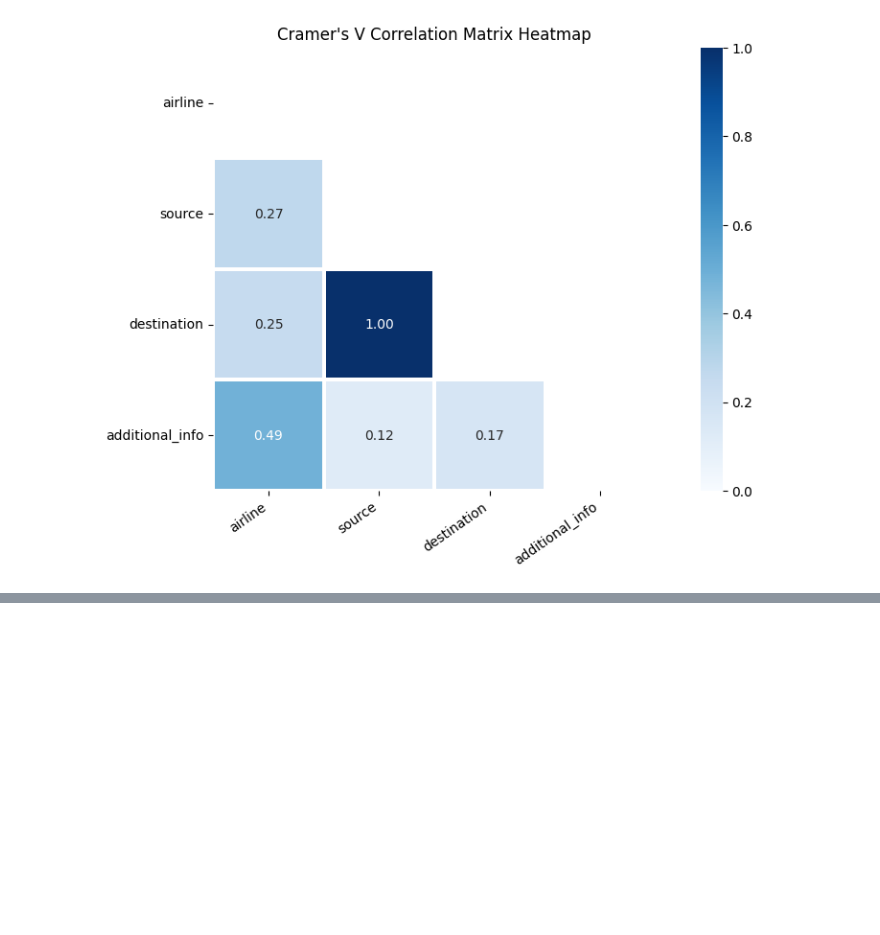
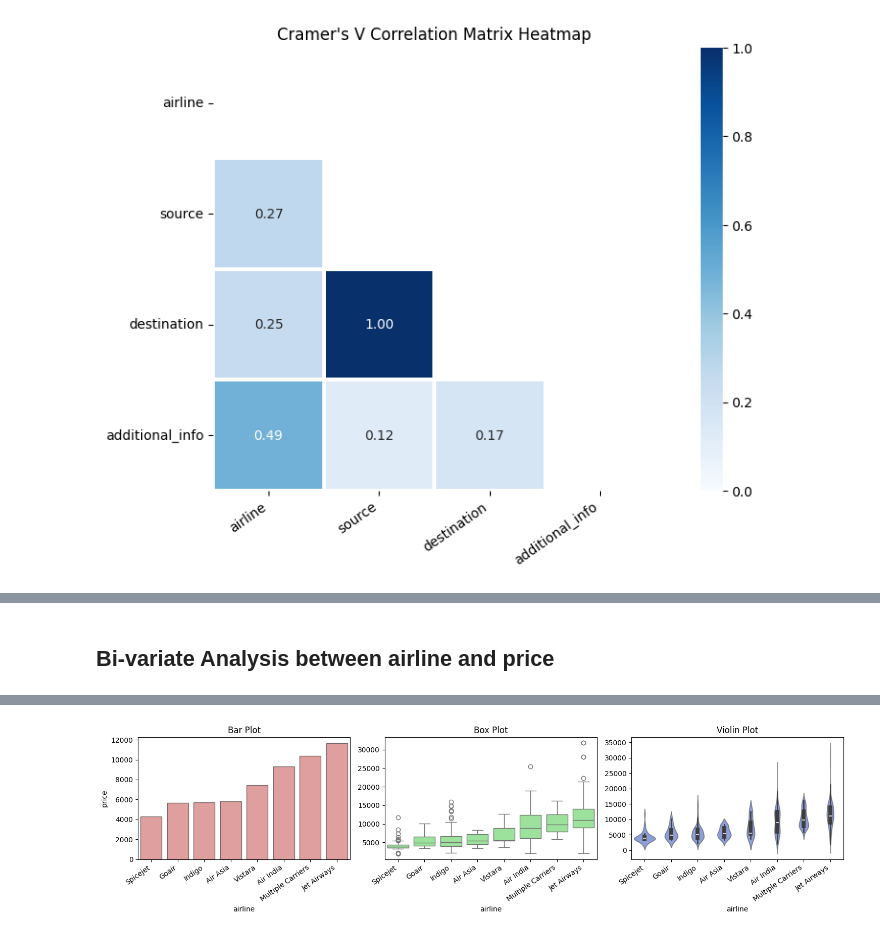
Before and after one commit to OptimisedLEarning/SAGEMAKER_Flight_price-_prediction, a Jupyter notebook: notebook/Eda.ipynb, the cells around one changed output, grey strips where cells are left out. Cells and saved outputs as stored; diff of their text form; code cells hidden in the pictures; blank space fills up the shorter version.

```diff
--- a/notebook/Eda.ipynb
+++ b/notebook/Eda.ipynb
@@ -215,0 +293,8 @@ e.cramersV_heatmap(train)
+# %%
+e.num_cat_bivar_plots(
+    data= train,
+    num_var="price",
+    cat_var="airline"
+)
+# %% [output]
+Bi-variate Analysis between airline and price
@@ -215,0 +302 @@ e.cramersV_heatmap(train)
+[figure, added]
```
Also changed, not shown: parts of 25 cells of this notebook.
